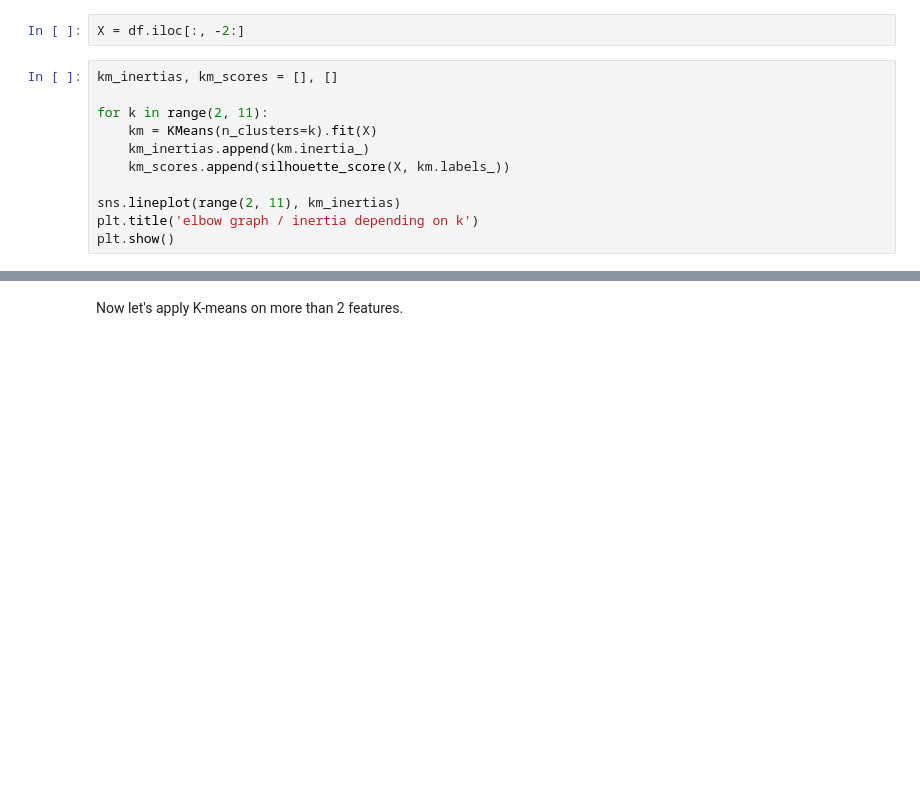
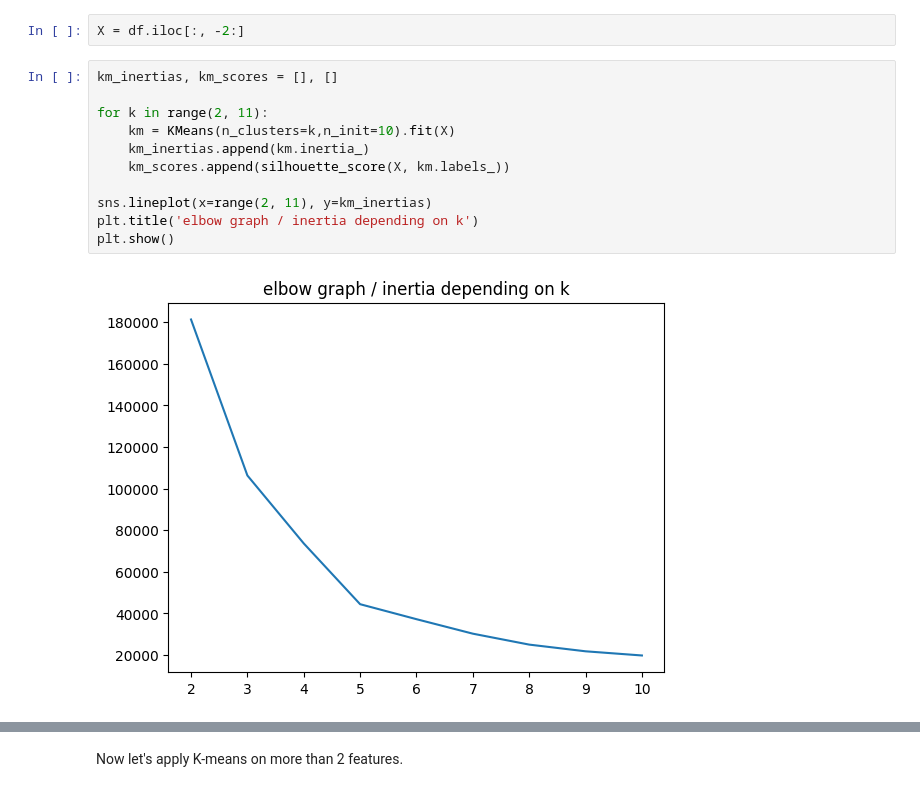
Before and after one commit to nilaypatel99/Customer_Segmentation, a Jupyter notebook: Copy_of_Customer_Segmentation_K_Means_Analysis.ipynb, the cells around one changed output, grey strips where cells are left out. Drawn from its saved outputs; the diff is of its cells as text; blank space fills up the shorter version.

```diff
--- a/Copy_of_Customer_Segmentation_K_Means_Analysis.ipynb
+++ b/Copy_of_Customer_Segmentation_K_Means_Analysis.ipynb
@@ -109,12 +170,14 @@ X = df.iloc[:, -2:]
 # %%
 km_inertias, km_scores = [], []
 
 for k in range(2, 11):
-    km = KMeans(n_clusters=k).fit(X)
+    km = KMeans(n_clusters=k,n_init=10).fit(X)
     km_inertias.append(km.inertia_)
     km_scores.append(silhouette_score(X, km.labels_))
 
-sns.lineplot(range(2, 11), km_inertias)
+sns.lineplot(x=range(2, 11), y=km_inertias)
 plt.title('elbow graph / inertia depending on k')
 plt.show()
+# %% [output]
+[figure, added]
 # %%
```
Also changed, not shown: parts of 24 cells of this notebook.
